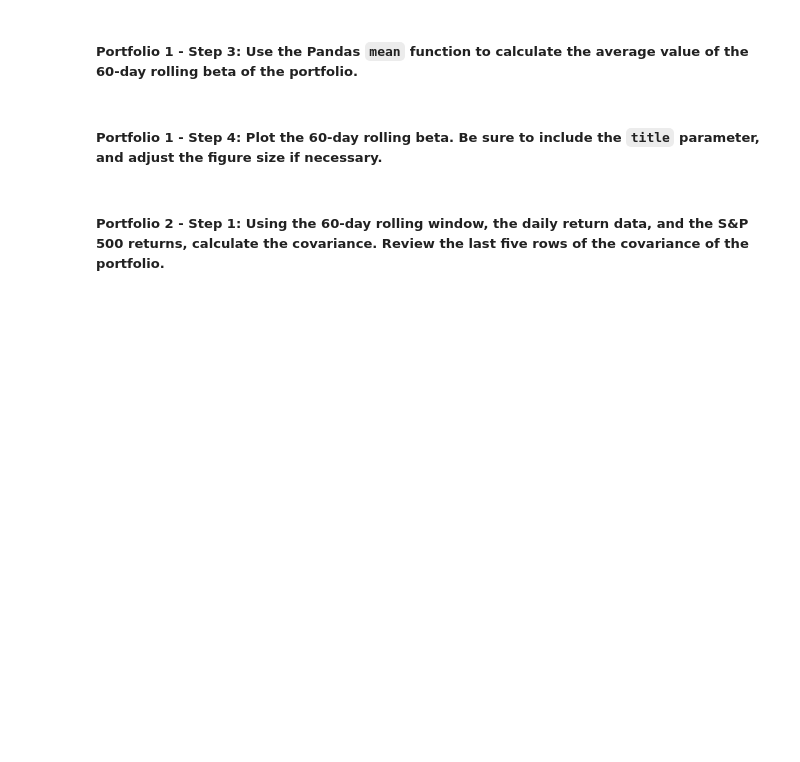
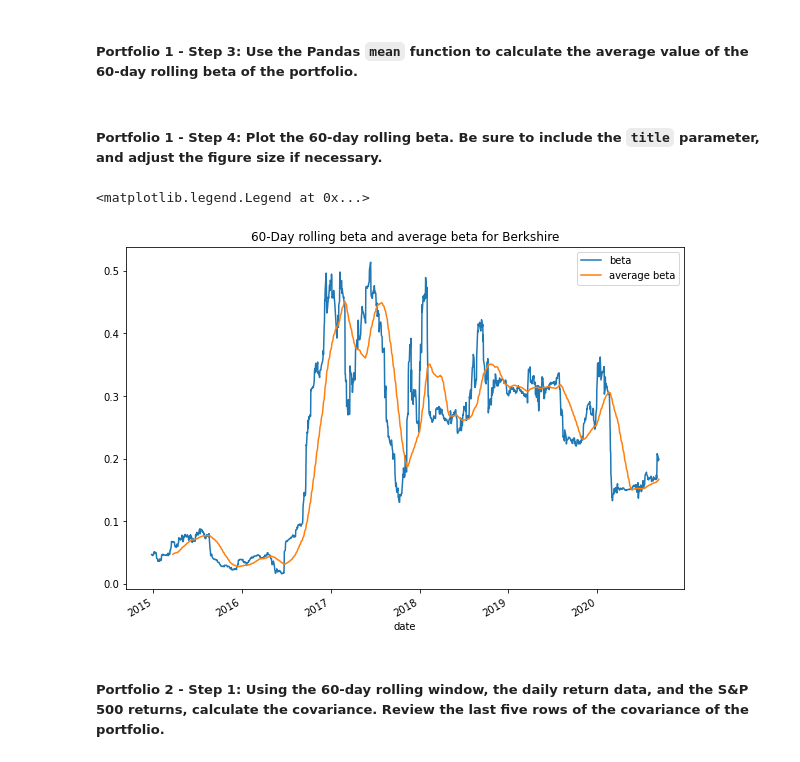
Before and after one commit to medina4595/Analyzing_risk_return, a Jupyter notebook: Starter_Code/risk_return_analysis.ipynb, the cells around one changed output. Drawn from its saved outputs; the diff is of its cells as text; code cells hidden in the pictures; blank space fills up the shorter version.

```diff
--- a/Starter_Code/risk_return_analysis.ipynb
+++ b/Starter_Code/risk_return_analysis.ipynb
@@ -329,4 +364,6 @@ Your analysis is nearing completion. Now, you need to evaluate how the portfolio
 #### Use the Pandas `var` function to calculate the variance of the S&P 500 by using a 60-day rolling window. Visualize the last five rows of the variance of the S&P 500.
 # %%
 # Calculate the variance of the S&P 500 using a rolling 60-day window.
-# YOUR CODE HERE
+sp_500_60_day_variance = whale_navs_daily_returns_df["S&P 500"].rolling(window=60).var()
+
+sp_500_60_day_variance.tail()
@@ -348,0 +390,5 @@ Your analysis is nearing completion. Now, you need to evaluate how the portfolio
+# %%
+# Calculate the covariance using a 60-day rolling window
+berkshire_60_day_covariance = whale_navs_daily_returns_df['BERKSHIRE HATHAWAY INC'].rolling(window=60).cov(whale_navs_daily_returns_df['S&P 500'].rolling(window=60))
+
+berkshire_60_day_covariance.tail()
@@ -351,4 +405,6 @@ Your analysis is nearing completion. Now, you need to evaluate how the portfolio
 # %%
 # Calculate the beta based on the 60-day rolling covariance compared to the market (S&P 500)
 # Review the last five rows of the beta information
-# YOUR CODE HERE
+berkshire_60_beta = berkshire_60_day_covariance / sp_500_60_day_variance
+
+berkshire_60_beta.tail()
@@ -356,6 +420,6 @@ Your analysis is nearing completion. Now, you need to evaluate how the portfolio
 ##### Portfolio 1 - Step 3: Use the Pandas `mean` function to calculate the average value of the 60-day rolling beta of the portfolio.
 # %%
 # Calculate the average of the 60-day rolling beta
-# YOUR CODE HERE
+berkshire_60_average_beta = berkshire_60_beta.rolling(window=60).mean()
 # %% [markdown]
 ##### Portfolio 1 - Step 4: Plot the 60-day rolling beta. Be sure to include the `title` parameter, and adjust the figure size if necessary.
@@ -366,3 +426,14 @@ Your analysis is nearing completion. Now, you need to evaluate how the portfolio
+# %%
+# Plot the rolling beta
+# Was not sure which 60 rolling beta was needed here so plotted both
+ax = berkshire_60_beta.plot(figsize=(10,7), title= "60-Day rolling beta and average beta for Berkshire")
+
+berkshire_60_average_beta.plot(ax=ax)
+
+ax.legend(["beta","average beta"])
+# %% [output]
+<matplotlib.legend.Legend at 0x...>
+[figure, added]
 # %% [markdown]
 ##### Portfolio 2 - Step 1: Using the 60-day rolling window, the daily return data, and the S&P 500 returns, calculate the covariance. Review the last five rows of the covariance of the portfolio.
 # %%
```
Also changed, not shown: parts of 22 cells of this notebook.
